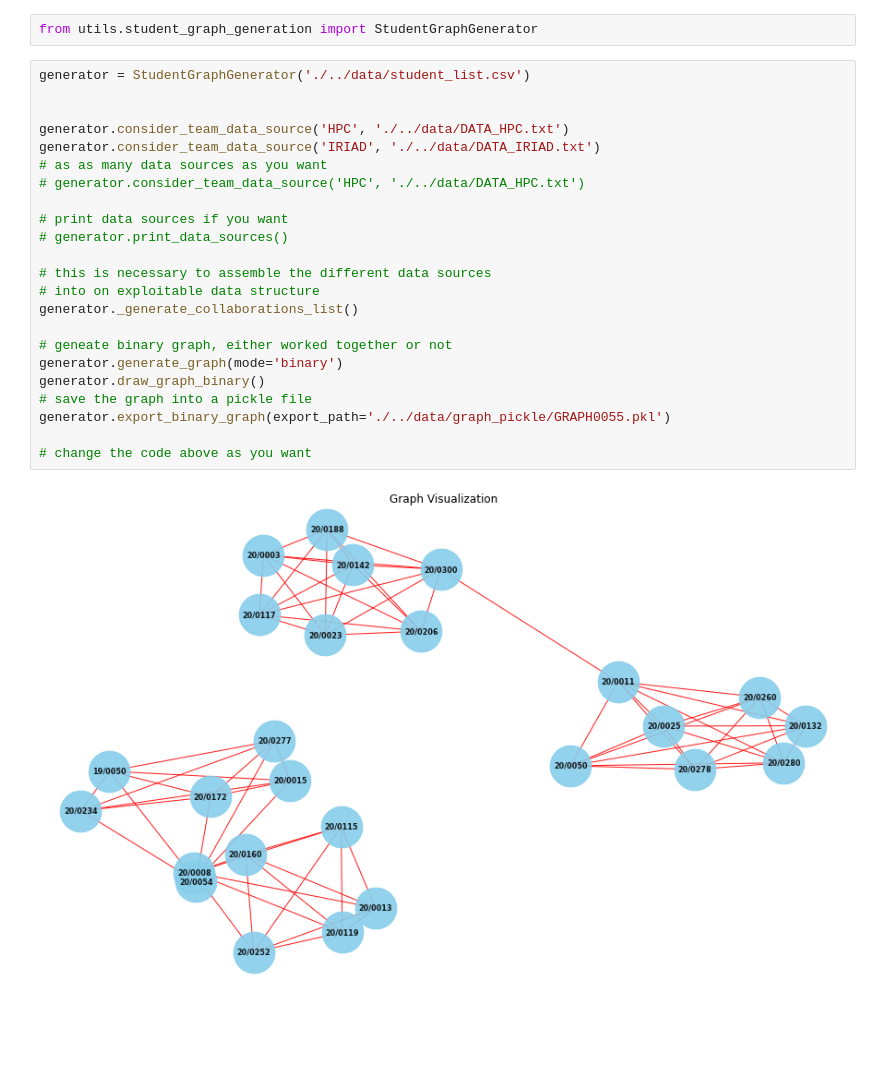
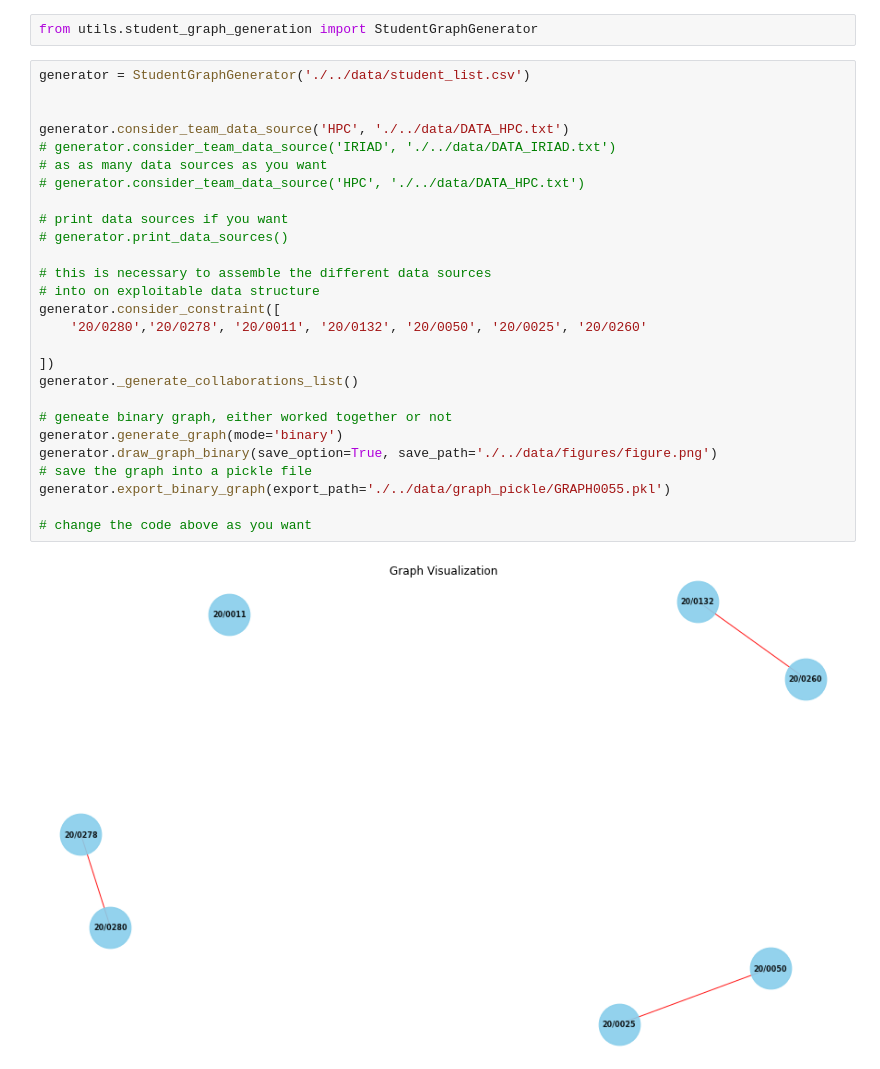
Before and after one commit to MarouaneBenbetka/Awsome-Community-Detection, a Jupyter notebook: Week1_Feb_15/dataset_generation/notebook/student_graph_generation.ipynb, the cells around one changed output. Saved outputs shown, nothing was run; the diff lists cells and outputs as text; blank space fills up the shorter version.

Commit message:
Added Graph Constraints and save option

```diff
--- a/Week1_Feb_15/dataset_generation/notebook/student_graph_generation.ipynb
+++ b/Week1_Feb_15/dataset_generation/notebook/student_graph_generation.ipynb
@@ -8,28 +8,32 @@ from utils.student_graph_generation import StudentGraphGenerator
 # %%
 generator = StudentGraphGenerator('./../data/student_list.csv')
 
 
 generator.consider_team_data_source('HPC', './../data/DATA_HPC.txt')
-generator.consider_team_data_source('IRIAD', './../data/DATA_IRIAD.txt')
+# generator.consider_team_data_source('IRIAD', './../data/DATA_IRIAD.txt')
 # as as many data sources as you want
 # generator.consider_team_data_source('HPC', './../data/DATA_HPC.txt')
 
 # print data sources if you want
 # generator.print_data_sources()
 
 # this is necessary to assemble the different data sources
 # into on exploitable data structure
+generator.consider_constraint([
+    '20/0280','20/0278', '20/0011', '20/0132', '20/0050', '20/0025', '20/0260'
+
+])
 generator._generate_collaborations_list()
 
 # geneate binary graph, either worked together or not
 generator.generate_graph(mode='binary')
-generator.draw_graph_binary()
+generator.draw_graph_binary(save_option=True, save_path='./../data/figures/figure.png')
 # save the graph into a pickle file
 generator.export_binary_graph(export_path='./../data/graph_pickle/GRAPH0055.pkl')
 
 # change the code above as you want
 # %% [output]
-[figure, old version]
+[figure, new version]
 # %%
 
 
```
Also changed, not shown: parts of 1 cell of this notebook, 8 other files.
